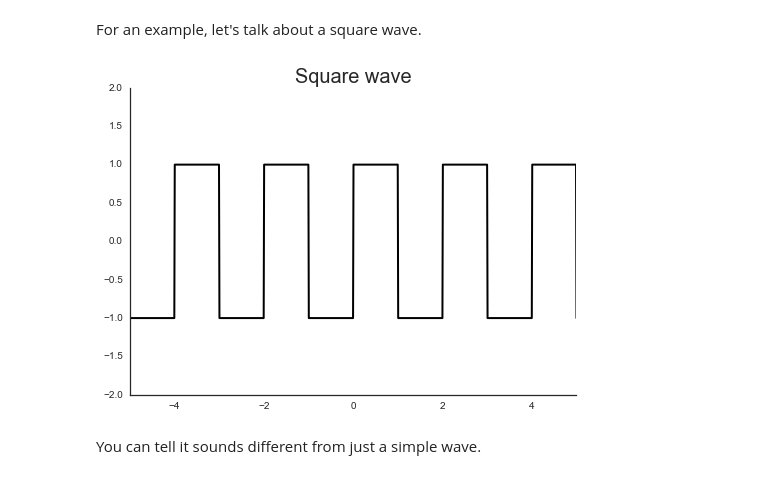
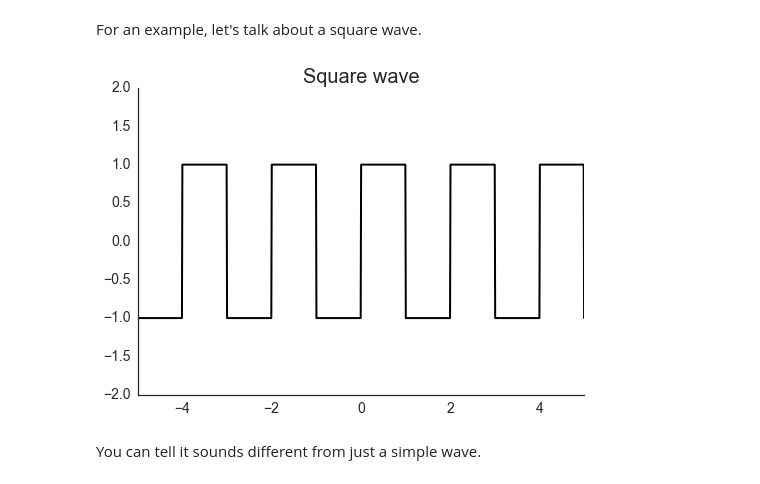
Before and after one commit to anzelpwj/Stats-week, a Jupyter notebook: Fourier.ipynb, the cells around one changed output. Saved outputs shown, nothing was run; the diff lists cells and outputs as text; code cells hidden in the pictures.

```diff
--- a/Fourier.ipynb
+++ b/Fourier.ipynb
@@ -58,12 +60,13 @@ For an example, let's talk about a square wave.
 # %%
 x_square = np.linspace(-5, 5, num=1000)
 y_square = np.power(-1, np.floor(x_square))
 plt.plot(x_square, y_square, color='k', linewidth=2)
 plt.axis((-5, 5, -2, 2))
 plt.title('Square wave', fontsize=20)
+plt.tick_params(labelsize=14)
 sns.despine()
 # %% [output]
-[figure, old version]
+[figure, new version]
 # %% [markdown]
 You can tell it sounds different from just a simple wave.
 # %%
```
Also changed, not shown: parts of 23 cells of this notebook.
